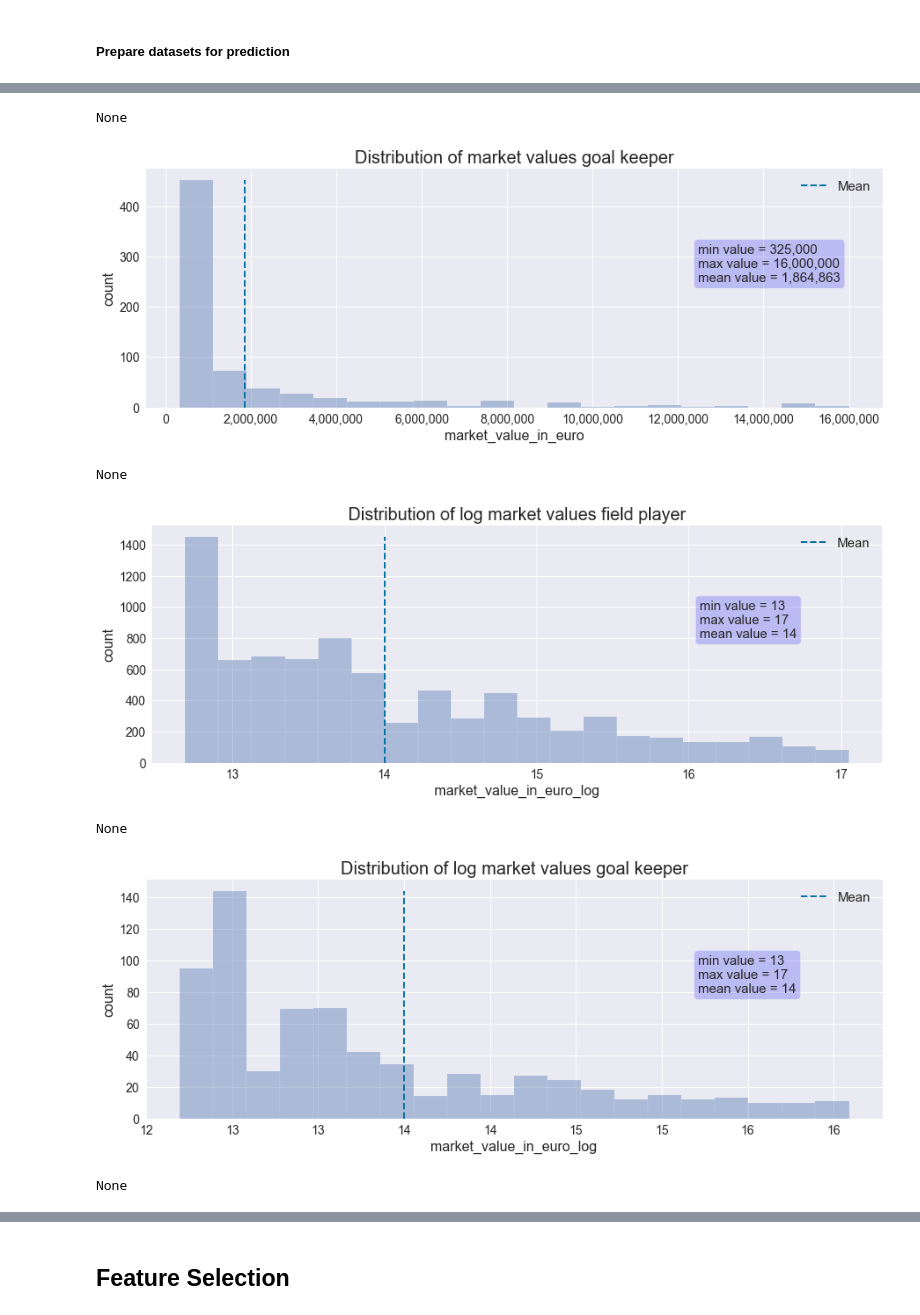
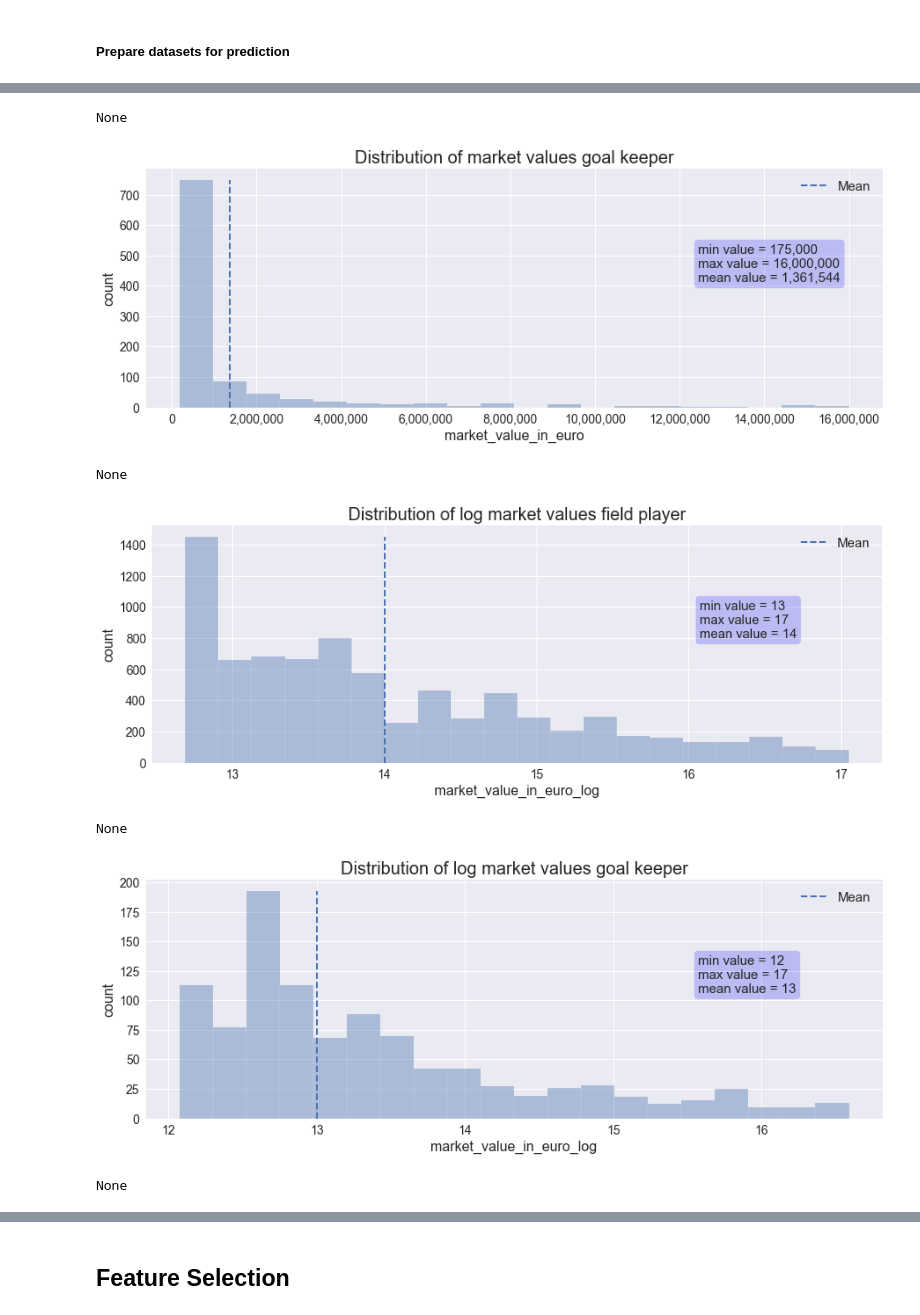
Before and after one commit to fabwerk90/FIFA-20---Market-value-prediction, a Jupyter notebook: i_predictive_algorithms_pipelines.ipynb, the cells around one changed output, grey strips where cells are left out. Drawn from its saved outputs; the diff is of its cells as text; code cells hidden in the pictures.

```diff
--- a/i_predictive_algorithms_pipelines.ipynb
+++ b/i_predictive_algorithms_pipelines.ipynb
@@ -85,8 +87,9 @@ df_gk = pd.read_csv("data/gk_data_final.csv", index_col=0)
 pd.set_option('display.max_columns', None)
 
 ##########################EXPERIMENTAL
+
 df_fp = df_fp[df_fp.market_value_in_euro > 300000]
-df_gk = df_gk[df_gk.market_value_in_euro > 300000]
+df_gk = df_gk[df_gk.market_value_in_euro > 150000]
 ##########################EXPERIMENTAL
 # drop irrelevant rows
 
@@ -110,9 +113,9 @@ print(plot_hist(df_gk,"market_value_in_euro_log","Distribution of log market val
 None
-[figure, old version]
+[figure, new version]
 None
-[figure, old version]
+[figure, new version]
 None
-[figure, old version]
+[figure, new version]
 None
 # %%
 ##### put final test set aside
```
Also changed, not shown: parts of 6 cells of this notebook.
